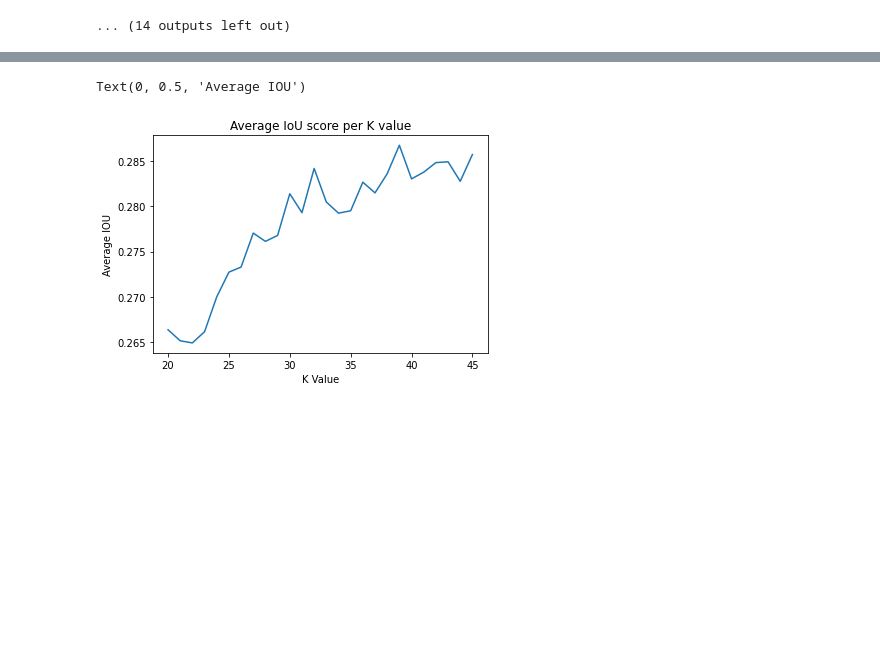
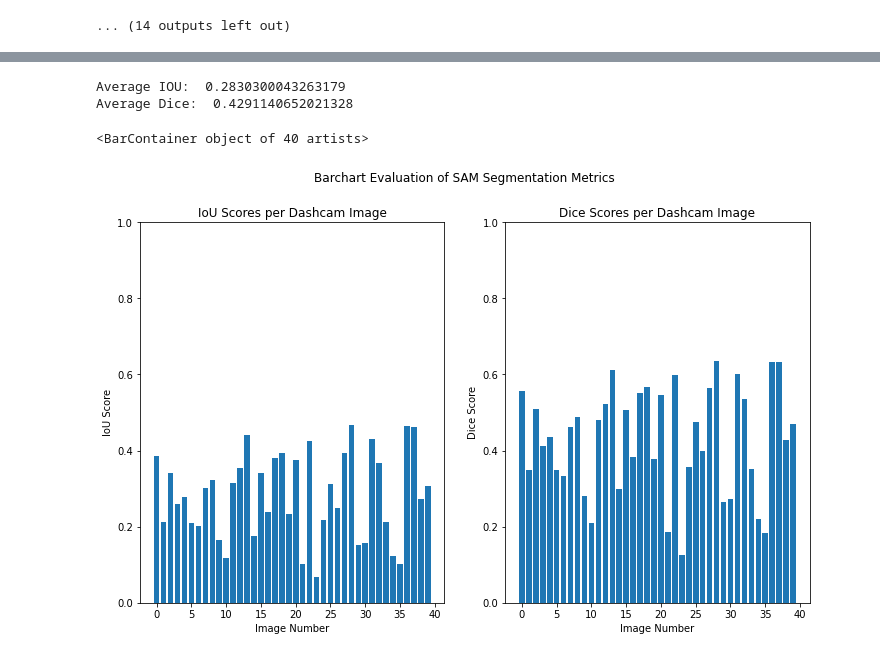
Before and after one commit to oakleighw/VergeSegmentLitterPaste, a Jupyter notebook: SAM_Verge_Evaluate.ipynb, the cells around one changed output, grey strips where cells are left out. Drawn from its saved outputs; the diff is of its cells as text; code cells hidden in the pictures; blank space fills up the shorter version.

```diff
--- a/SAM_Verge_Evaluate.ipynb
+++ b/SAM_Verge_Evaluate.ipynb
@@ -520,8 +367,0 @@ Text(0, 0.5, 'Median IOU')
-# %%
-plt.plot(ks,avs)
-plt.title("Average IoU score per K value")
-plt.xlabel("K Value")
-plt.ylabel("Average IOU")
-# %% [output]
-Text(0, 0.5, 'Average IOU')
-[figure, removed]
@@ -529,0 +368,61 @@ Text(0, 0.5, 'Average IOU')
+# %%
+from tqdm import tqdm
+#Perform over all dataset for best parameter (k=40)
+samples = r'/workspace/gvData/segSamps/gv_seg'
+
+samp_fs = os.listdir(samples)
+mask_fs = os.listdir(gt_dir)
+
+ious = []
+dices = []
+
+x,y = reduce_points(centx,centy,40)
+
+for i in tqdm(range(0,len(samp_fs))):
+    im_p = os.path.join(samples,samp_fs[i])
+    gt_name = samp_fs[i].replace(".jpg",".png")
+
+    gt_p = os.path.join(gt_dir,gt_name)
+
+    im = cv2.imread(im_p)
+
+    #format full image
+
+    segged = SAM_segment(im,x,y,predictor)
+
+    #format mask
+    gt_mask = cv2.imread(gt_p)
+    m = format_gt(gt_mask)
+
+    (dice, iou_score) = evaluate_segment(segged,m)
+
+
+    ious.append(iou_score)
+    dices.append(dice)
+
+print("Average IOU: ", np.mean(ious))
+print("Average Dice: ", np.mean(dices))
+# %% [output]
+Average IOU:  0.2830300043263179
+Average Dice:  0.4291140652021328
+# %%
+plt.figure(figsize=(12, 7))
+
+plt.suptitle("Barchart Evaluation of SAM Segmentation Metrics")
+h = range(0,len(ious))
+plt.subplot(1,2,1)
+plt.title("IoU Scores per Dashcam Image")
+plt.xlabel("Image Number")
+plt.ylabel("IoU Score")
+plt.ylim(0,1)
+plt.bar(h,ious)
+
+plt.subplot(1,2,2)
+plt.title("Dice Scores per Dashcam Image")
+plt.xlabel("Image Number")
+plt.ylabel("Dice Score")
+plt.ylim(0,1)
+plt.bar(h,dices)
+# %% [output]
+<BarContainer object of 40 artists>
+[figure, added]
```
Also changed, not shown: parts of 22 cells of this notebook.
